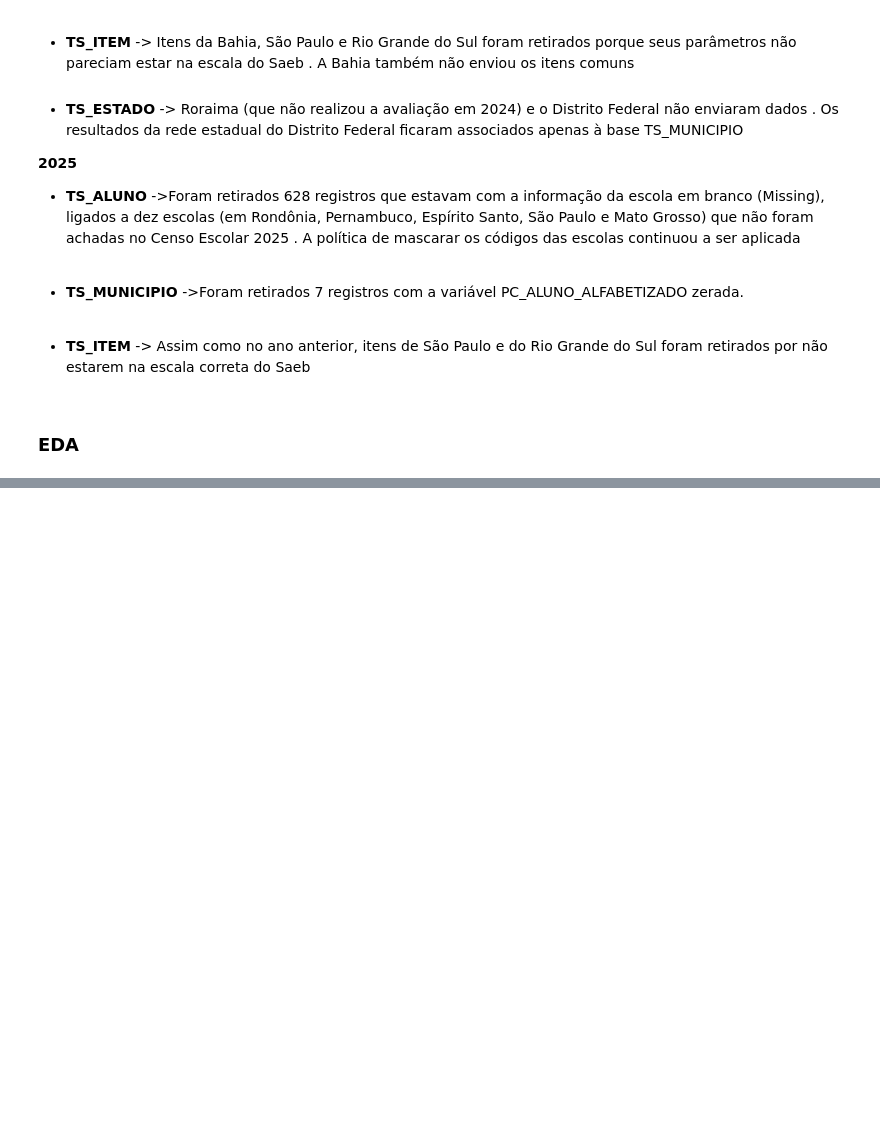
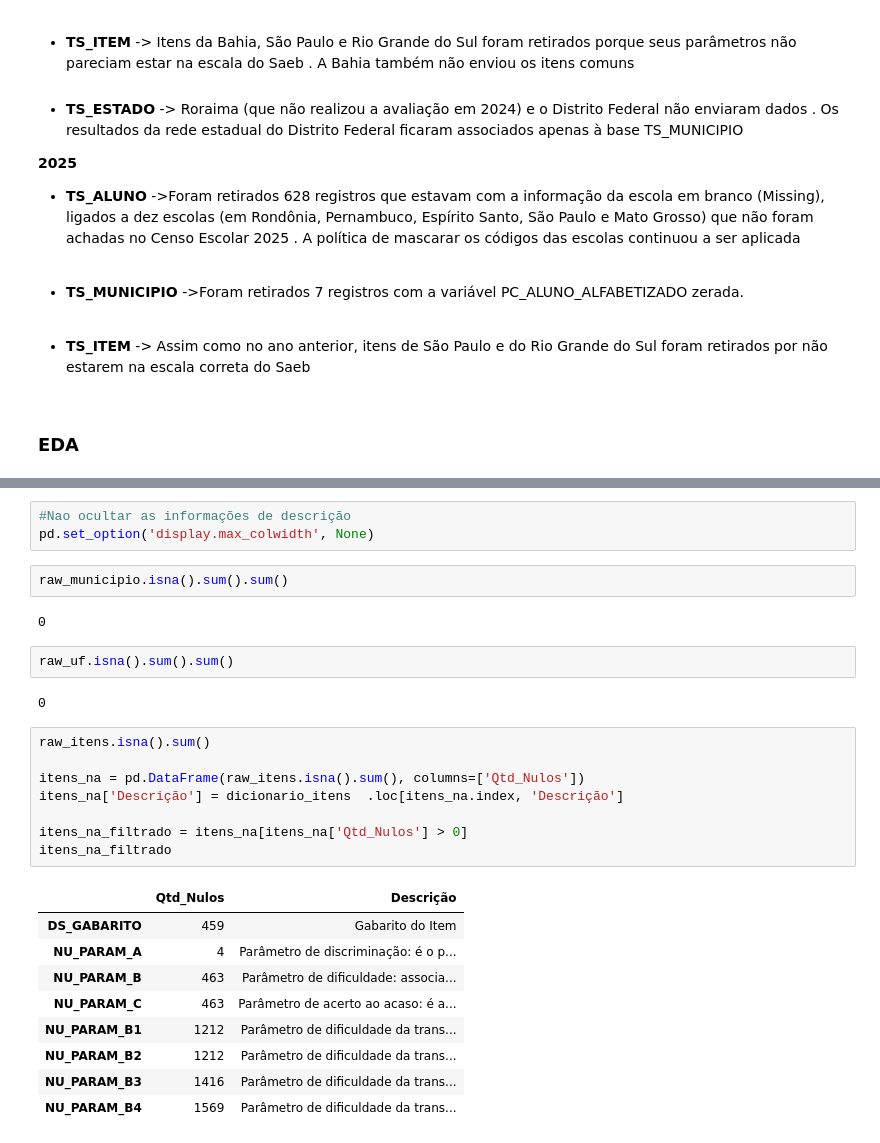
Before and after one commit to LucasRuizMartins/fiap_tech_challenge_02, a Jupyter notebook: notebooks/EDA.ipynb, the cells around one changed output, grey strips where cells are left out. Saved outputs shown, nothing was run; the diff lists cells and outputs as text; blank space fills up the shorter version.

```diff
--- a/notebooks/EDA.ipynb
+++ b/notebooks/EDA.ipynb
@@ -205,0 +140,29 @@ faremos uma breve analise de como isso foi tratado antes de nossa analise pelo S
+# %%
+#Nao ocultar as informações de descrição
+pd.set_option('display.max_colwidth', None)
+# %%
+raw_municipio.isna().sum().sum()
+# %% [output]
+0
+# %%
+raw_uf.isna().sum().sum()
+# %% [output]
+0
+# %%
+raw_itens.isna().sum()
+
+itens_na = pd.DataFrame(raw_itens.isna().sum(), columns=['Qtd_Nulos'])
+itens_na['Descrição'] = dicionario_itens  .loc[itens_na.index, 'Descrição']
+
+itens_na_filtrado = itens_na[itens_na['Qtd_Nulos'] > 0]
+itens_na_filtrado
+# %% [output]
+|  | Qtd_Nulos | Descrição |
+| DS_GABARITO | 459 | Gabarito do Item |
+| NU_PARAM_A | 4 | Parâmetro de discriminação: é o p... |
+| NU_PARAM_B | 463 | Parâmetro de dificuldade: associa... |
+| NU_PARAM_C | 463 | Parâmetro de acerto ao acaso: é a... |
+| NU_PARAM_B1 | 1212 | Parâmetro de dificuldade da trans... |
+| NU_PARAM_B2 | 1212 | Parâmetro de dificuldade da trans... |
+| NU_PARAM_B3 | 1416 | Parâmetro de dificuldade da trans... |
+| NU_PARAM_B4 | 1569 | Parâmetro de dificuldade da trans... |
```
Also changed, not shown: parts of 19 cells of this notebook, 3 other files.
